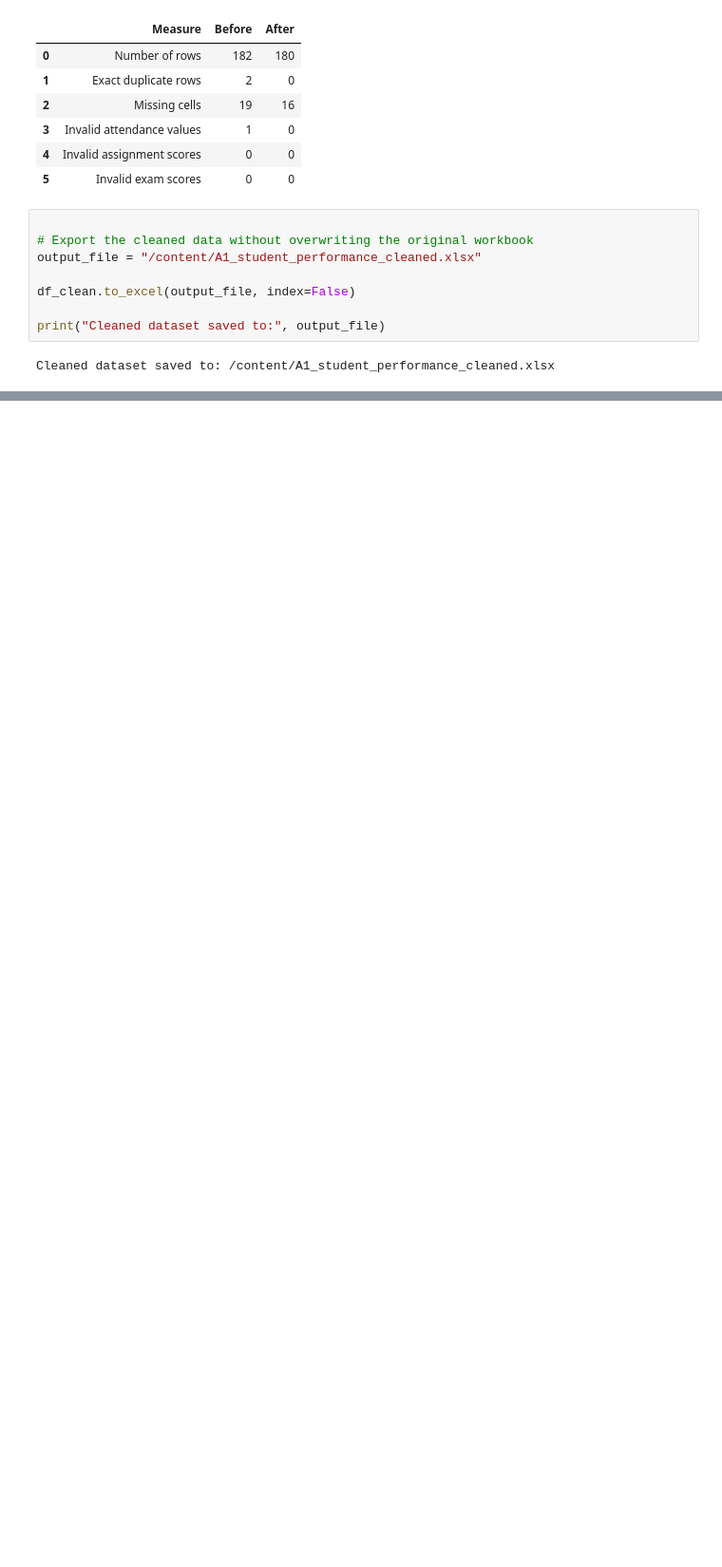
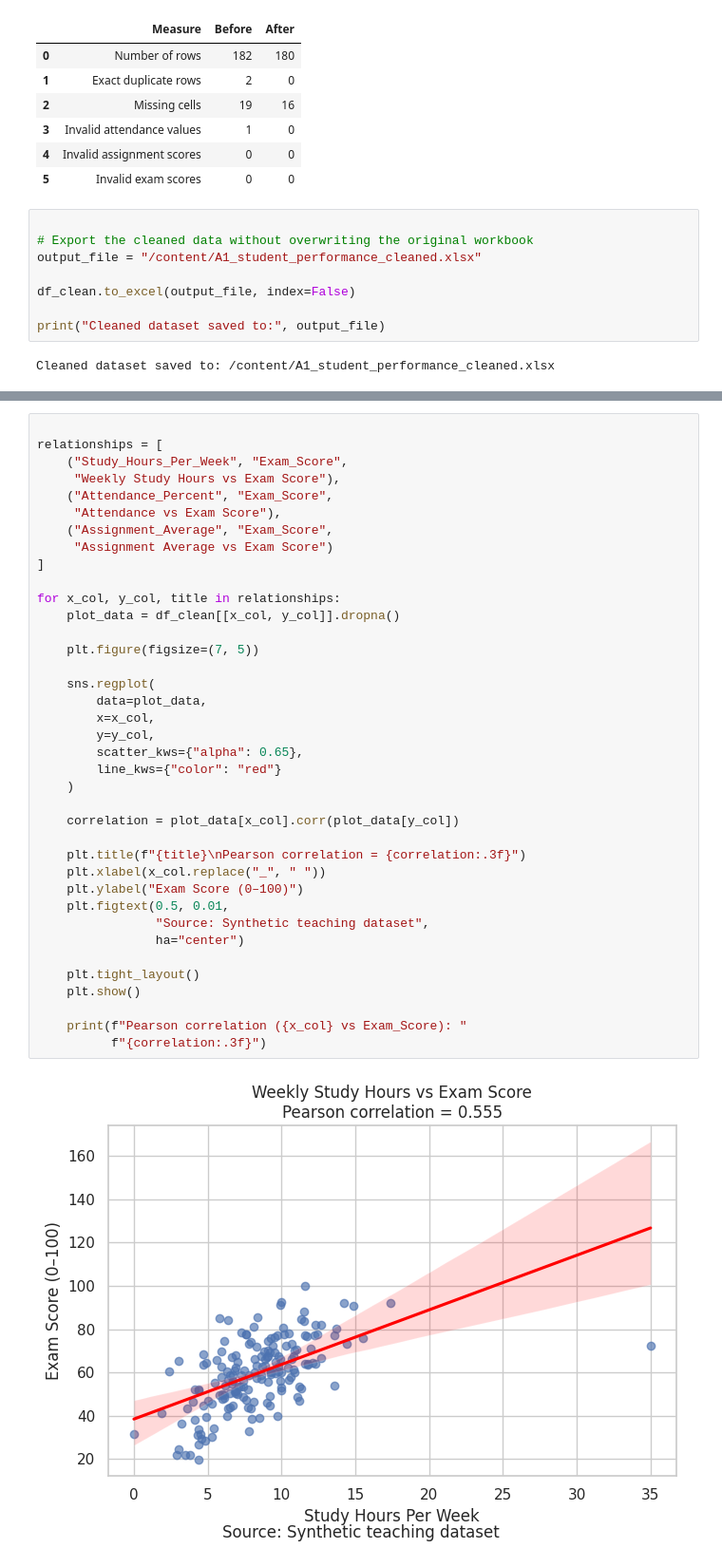
Before and after one commit to Blackk-dotcom/Data-Science-project, a Jupyter notebook: A1_Student_Performance_EDA.ipynb, the cells around one changed output, grey strips where cells are left out. Shown at 95% size. Cells and saved outputs as stored; diff of their text form; blank space fills up the shorter version.

```diff
--- a/A1_Student_Performance_EDA.ipynb
+++ b/A1_Student_Performance_EDA.ipynb
@@ -422,0 +522,40 @@ Cleaned dataset saved to: /content/A1_student_performance_cleaned.xlsx
+# %%
+
+relationships = [
+    ("Study_Hours_Per_Week", "Exam_Score",
+     "Weekly Study Hours vs Exam Score"),
+    ("Attendance_Percent", "Exam_Score",
+     "Attendance vs Exam Score"),
+    ("Assignment_Average", "Exam_Score",
+     "Assignment Average vs Exam Score")
+]
+
+for x_col, y_col, title in relationships:
+    plot_data = df_clean[[x_col, y_col]].dropna()
+
+    plt.figure(figsize=(7, 5))
+
+    sns.regplot(
+        data=plot_data,
+        x=x_col,
+        y=y_col,
+        scatter_kws={"alpha": 0.65},
+        line_kws={"color": "red"}
+    )
+
+    correlation = plot_data[x_col].corr(plot_data[y_col])
+
+    plt.title(f"{title}\nPearson correlation = {correlation:.3f}")
+    plt.xlabel(x_col.replace("_", " "))
+    plt.ylabel("Exam Score (0–100)")
+    plt.figtext(0.5, 0.01,
+                "Source: Synthetic teaching dataset",
+                ha="center")
+
+    plt.tight_layout()
+    plt.show()
+
+    print(f"Pearson correlation ({x_col} vs Exam_Score): "
+          f"{correlation:.3f}")
+# %% [output]
+[figure, added]
```
Also changed, not shown: parts of 11 cells of this notebook.
